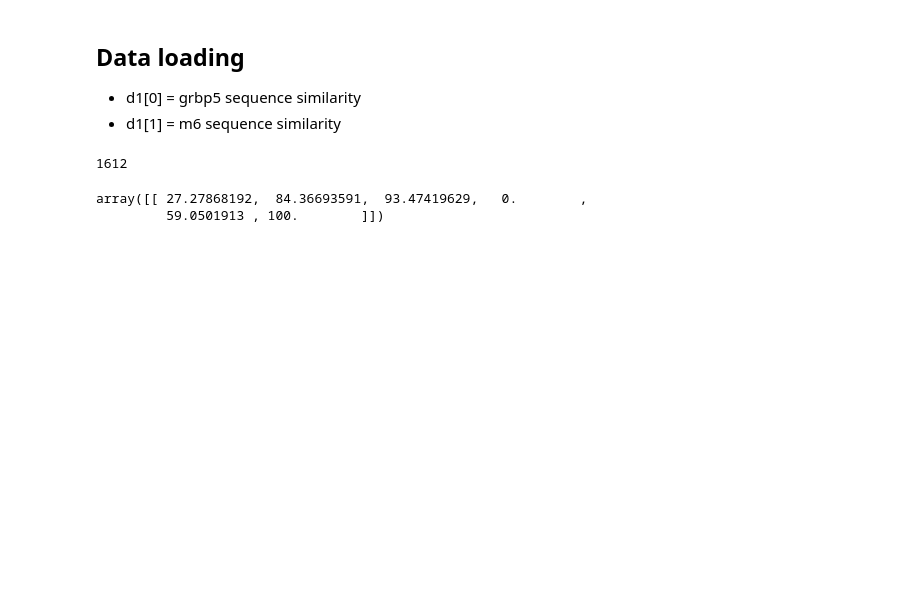
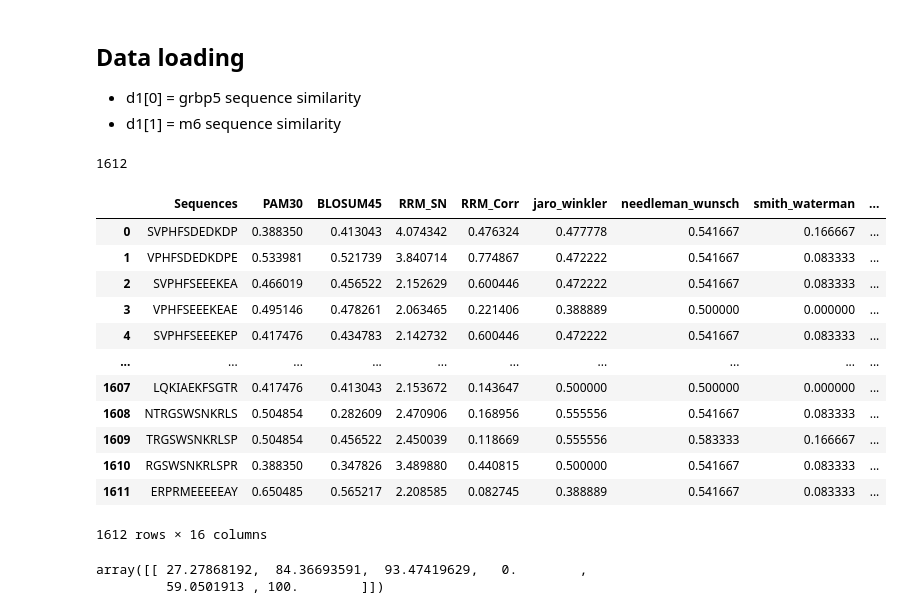
Before and after one commit to clpi/gemsec-neuropep, a Jupyter notebook: final/Final_Notebook.ipynb, the cells around one changed output. Drawn from its saved outputs; the diff is of its cells as text; code cells hidden in the pictures; blank space fills up the shorter version.

```diff
--- a/final/Final_Notebook.ipynb
+++ b/final/Final_Notebook.ipynb
@@ -334,6 +337,22 @@ print(len(d1[0].p_ls))
 import copy
 d10 = copy.copy(d1[0])
 d11 = copy.copy(d1[1])
+# %%
+d1[0].p
+# %% [output]
+|  | Sequences | PAM30 | BLOSUM45 | RRM_SN | RRM_Corr | jaro_winkler | needleman_wunsch | smith_waterman | ... |
+| 0 | SVPHFSDEDKDP | 0.388350 | 0.413043 | 4.074342 | 0.476324 | 0.477778 | 0.541667 | 0.166667 | ... |
+| 1 | VPHFSDEDKDPE | 0.533981 | 0.521739 | 3.840714 | 0.774867 | 0.472222 | 0.541667 | 0.083333 | ... |
+| 2 | SVPHFSEEEKEA | 0.466019 | 0.456522 | 2.152629 | 0.600446 | 0.472222 | 0.541667 | 0.083333 | ... |
+| 3 | VPHFSEEEKEAE | 0.495146 | 0.478261 | 2.063465 | 0.221406 | 0.388889 | 0.500000 | 0.000000 | ... |
+| 4 | SVPHFSEEEKEP | 0.417476 | 0.434783 | 2.142732 | 0.600446 | 0.472222 | 0.541667 | 0.083333 | ... |
+| ... | ... | ... | ... | ... | ... | ... | ... | ... | ... |
+| 1607 | LQKIAEKFSGTR | 0.417476 | 0.413043 | 2.153672 | 0.143647 | 0.500000 | 0.500000 | 0.000000 | ... |
+| 1608 | NTRGSWSNKRLS | 0.504854 | 0.282609 | 2.470906 | 0.168956 | 0.555556 | 0.541667 | 0.083333 | ... |
+| 1609 | TRGSWSNKRLSP | 0.504854 | 0.456522 | 2.450039 | 0.118669 | 0.555556 | 0.583333 | 0.166667 | ... |
+| 1610 | RGSWSNKRLSPR | 0.388350 | 0.347826 | 3.489880 | 0.440815 | 0.500000 | 0.541667 | 0.083333 | ... |
+| 1611 | ERPRMEEEEEAY | 0.650485 | 0.565217 | 2.208585 | 0.082745 | 0.388889 | 0.541667 | 0.083333 | ... |
+1612 rows × 16 columns
 # %%
 b1 = d10.b
 b2 = d11.b
```
Also changed, not shown: parts of 5 cells of this notebook, 25 other files.
